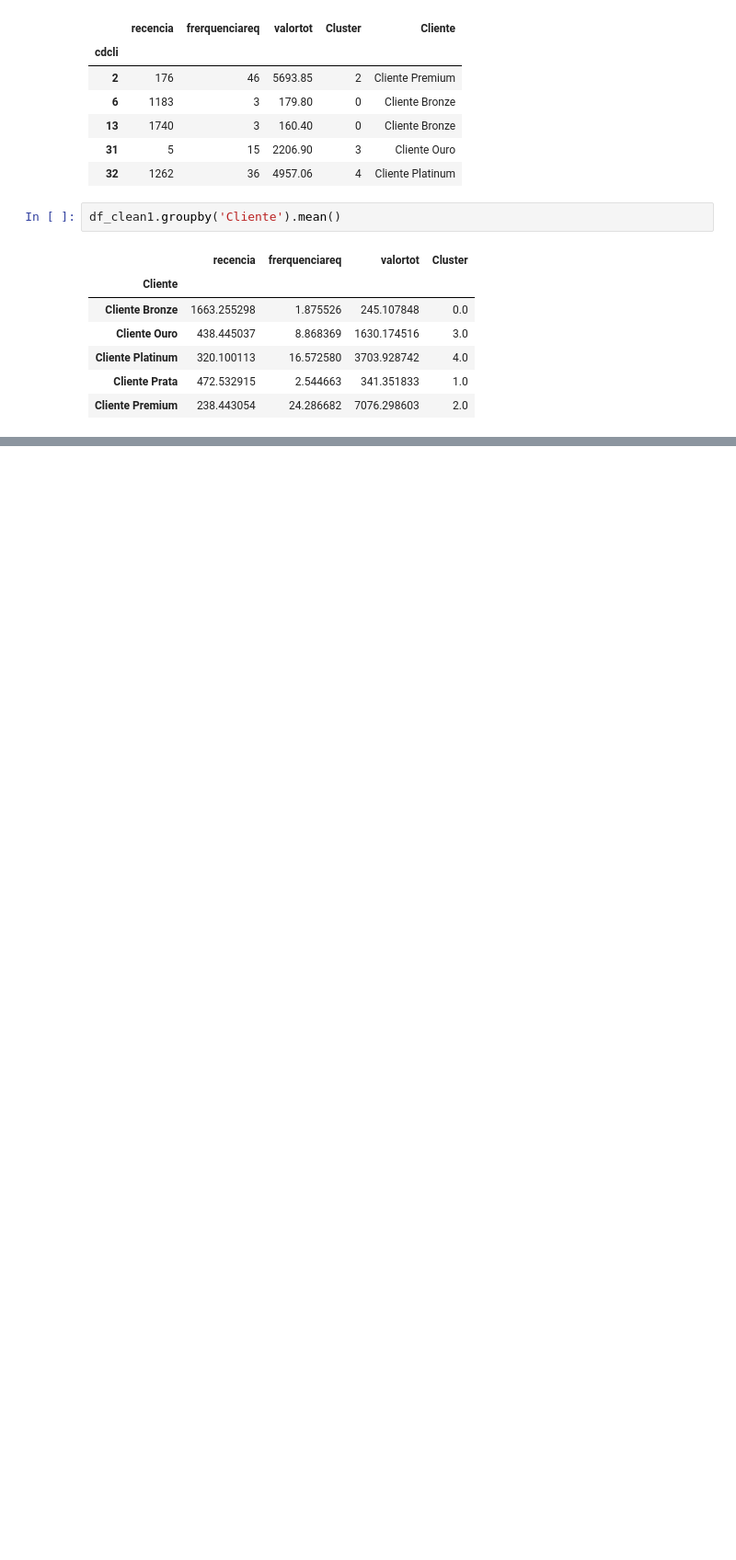
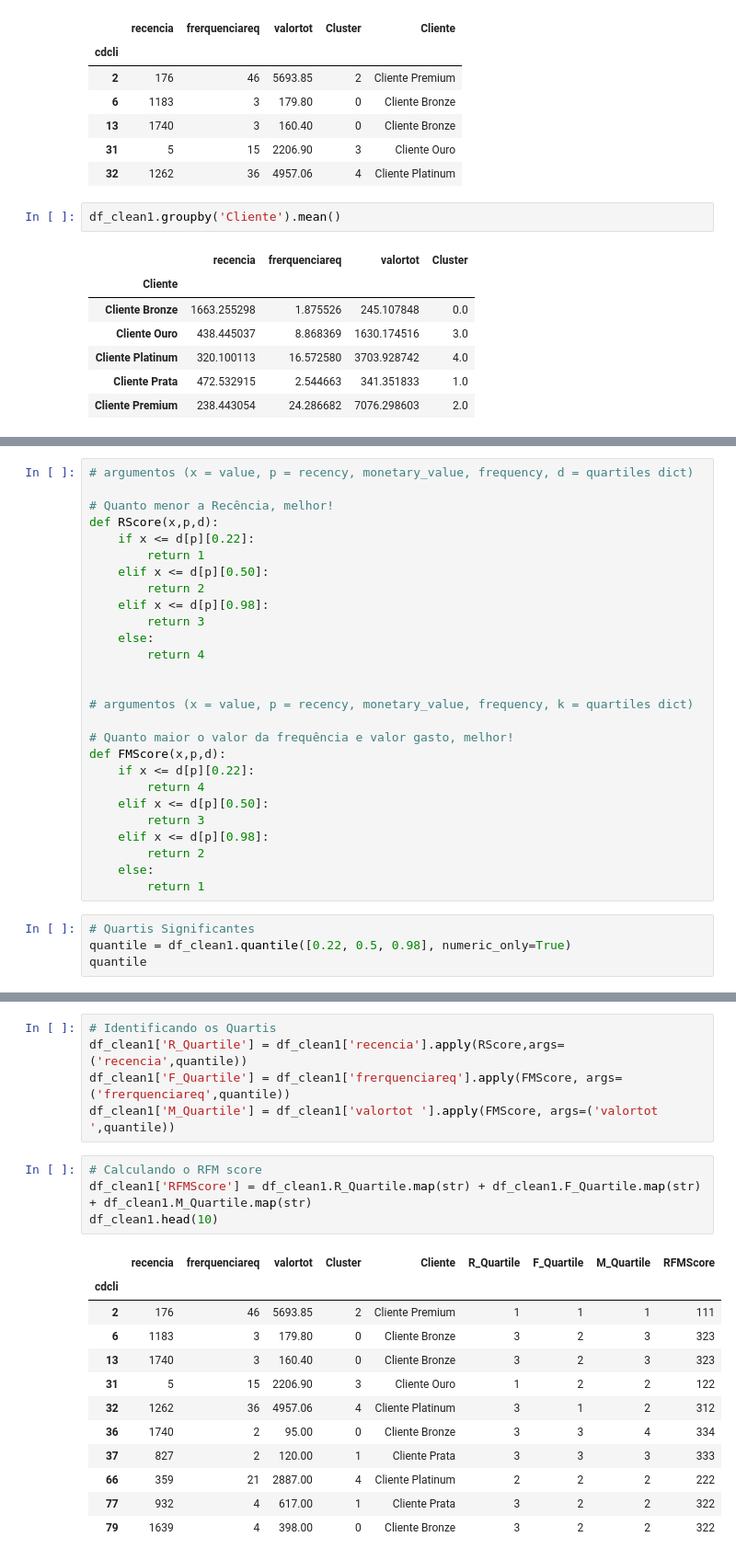
Before and after one commit to joaovitor-lemes/An-lise-Airbnb, a Jupyter notebook: Segmentacao_de_Clientes.ipynb, the cells around one changed output, grey strips where cells are left out. Shown at 92% size. Cells and saved outputs as stored; diff of their text form; blank space fills up the shorter version.

```diff
--- a/Segmentacao_de_Clientes.ipynb
+++ b/Segmentacao_de_Clientes.ipynb
@@ -434,0 +446,31 @@ df_clean1.groupby('Cliente').mean()
+# %%
+# argumentos (x = value, p = recency, monetary_value, frequency, d = quartiles dict)
+
+# Quanto menor a Recência, melhor!
+def RScore(x,p,d):
+    if x <= d[p][0.22]:
+        return 1
+    elif x <= d[p][0.50]:
+        return 2
+    elif x <= d[p][0.98]:
+        return 3
+    else:
+        return 4
+
+
+# argumentos (x = value, p = recency, monetary_value, frequency, k = quartiles dict)
+
+# Quanto maior o valor da frequência e valor gasto, melhor!
+def FMScore(x,p,d):
+    if x <= d[p][0.22]:
+        return 4
+    elif x <= d[p][0.50]:
+        return 3
+    elif x <= d[p][0.98]:
+        return 2
+    else:
+        return 1
+# %%
+# Quartis Significantes
+quantile = df_clean1.quantile([0.22, 0.5, 0.98], numeric_only=True)
+quantile
@@ -434,0 +482,22 @@ df_clean1.groupby('Cliente').mean()
+# %%
+# Identificando os Quartis
+df_clean1['R_Quartile'] = df_clean1['recencia'].apply(RScore,args=('recencia',quantile))
+df_clean1['F_Quartile'] = df_clean1['frerquenciareq'].apply(FMScore, args=('frerquenciareq',quantile))
+df_clean1['M_Quartile'] = df_clean1['valortot '].apply(FMScore, args=('valortot ',quantile))
+# %%
+# Calculando o RFM score
+df_clean1['RFMScore'] = df_clean1.R_Quartile.map(str) + df_clean1.F_Quartile.map(str) + df_clean1.M_Quartile.map(str)
+df_clean1.head(10)
+# %% [output]
+|  | recencia | frerquenciareq | valortot | Cluster | Cliente | R_Quartile | F_Quartile | M_Quartile | RFMScore |
+| cdcli |  |  |  |  |  |  |  |  |  |
+| 2 | 176 | 46 | 5693.85 | 2 | Cliente Premium | 1 | 1 | 1 | 111 |
+| 6 | 1183 | 3 | 179.80 | 0 | Cliente Bronze | 3 | 2 | 3 | 323 |
+| 13 | 1740 | 3 | 160.40 | 0 | Cliente Bronze | 3 | 2 | 3 | 323 |
+| 31 | 5 | 15 | 2206.90 | 3 | Cliente Ouro | 1 | 2 | 2 | 122 |
+| 32 | 1262 | 36 | 4957.06 | 4 | Cliente Platinum | 3 | 1 | 2 | 312 |
+| 36 | 1740 | 2 | 95.00 | 0 | Cliente Bronze | 3 | 3 | 4 | 334 |
+| 37 | 827 | 2 | 120.00 | 1 | Cliente Prata | 3 | 3 | 3 | 333 |
+| 66 | 359 | 21 | 2887.00 | 4 | Cliente Platinum | 2 | 2 | 2 | 222 |
+| 77 | 932 | 4 | 617.00 | 1 | Cliente Prata | 3 | 2 | 2 | 322 |
+| 79 | 1639 | 4 | 398.00 | 0 | Cliente Bronze | 3 | 2 | 2 | 322 |
```
Also changed, not shown: parts of 8 cells of this notebook.
